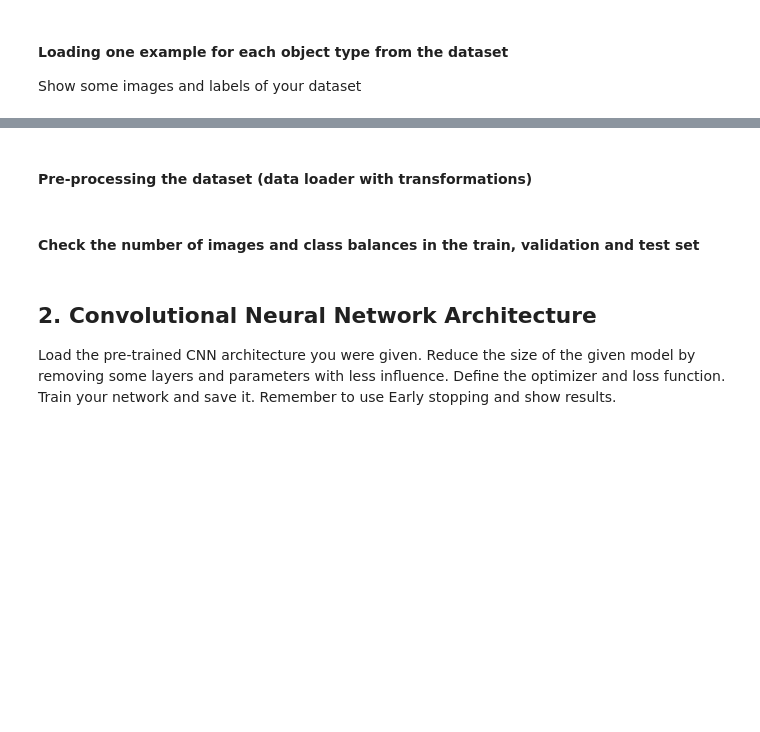
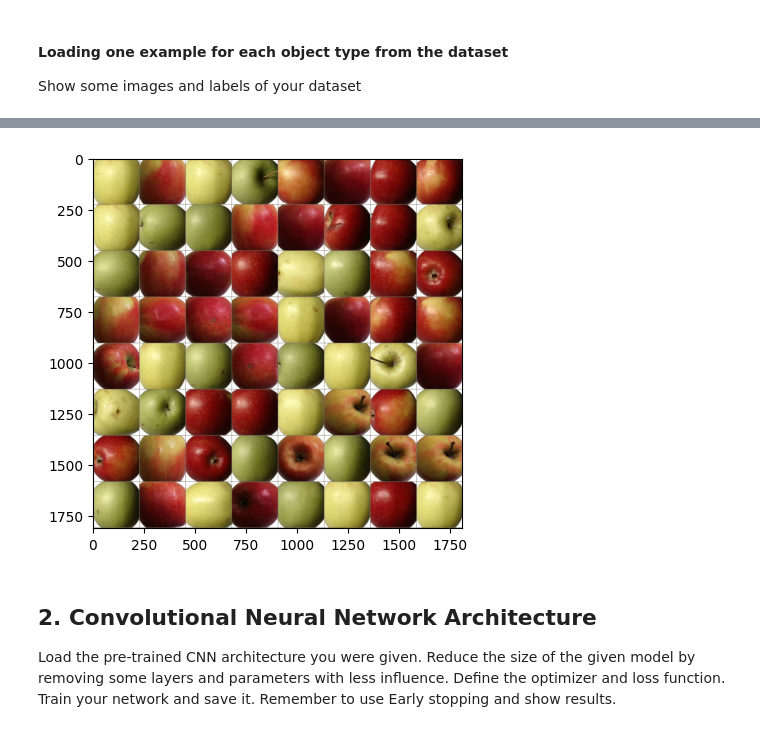
Before and after one commit to SandorBalazsHU/elte-ik-deep-learning-01, a Jupyter notebook: DND_Assignment_1_aza6nl_sandorbalazs.ipynb, the cells around one changed output, grey strips where cells are left out. Drawn from its saved outputs; the diff is of its cells as text; code cells hidden in the pictures; blank space fills up the shorter version.

```diff
--- a/DND_Assignment_1_aza6nl_sandorbalazs.ipynb
+++ b/DND_Assignment_1_aza6nl_sandorbalazs.ipynb
@@ -136,2 +186,0 @@ imshow(out)
-# %% [markdown]
-#### Pre-processing the dataset (data loader with transformations)
@@ -140,2 +186,0 @@ imshow(out)
-# %% [markdown]
-#### Check the number of images and class balances in the  train, validation and test set
@@ -144,3 +187,13 @@ imshow(out)
+# %%
+# Get a batch of training data
+inputs, classes = next(iter(dataloaders['val']))
+
+# Make a grid from batch
+out = torchvision.utils.make_grid(inputs)
+
+imshow(out)
+# %% [output]
+[figure, added]
 # %% [markdown]
 ## 2. Convolutional Neural Network Architecture
 Load the pre-trained CNN architecture you were given. Reduce the size of the given model by removing some layers and parameters with less influence. Define the optimizer and loss function. Train your network and save it. Remember to use Early stopping and show results.
```
Also changed, not shown: parts of 36 cells of this notebook, 2 other files.
